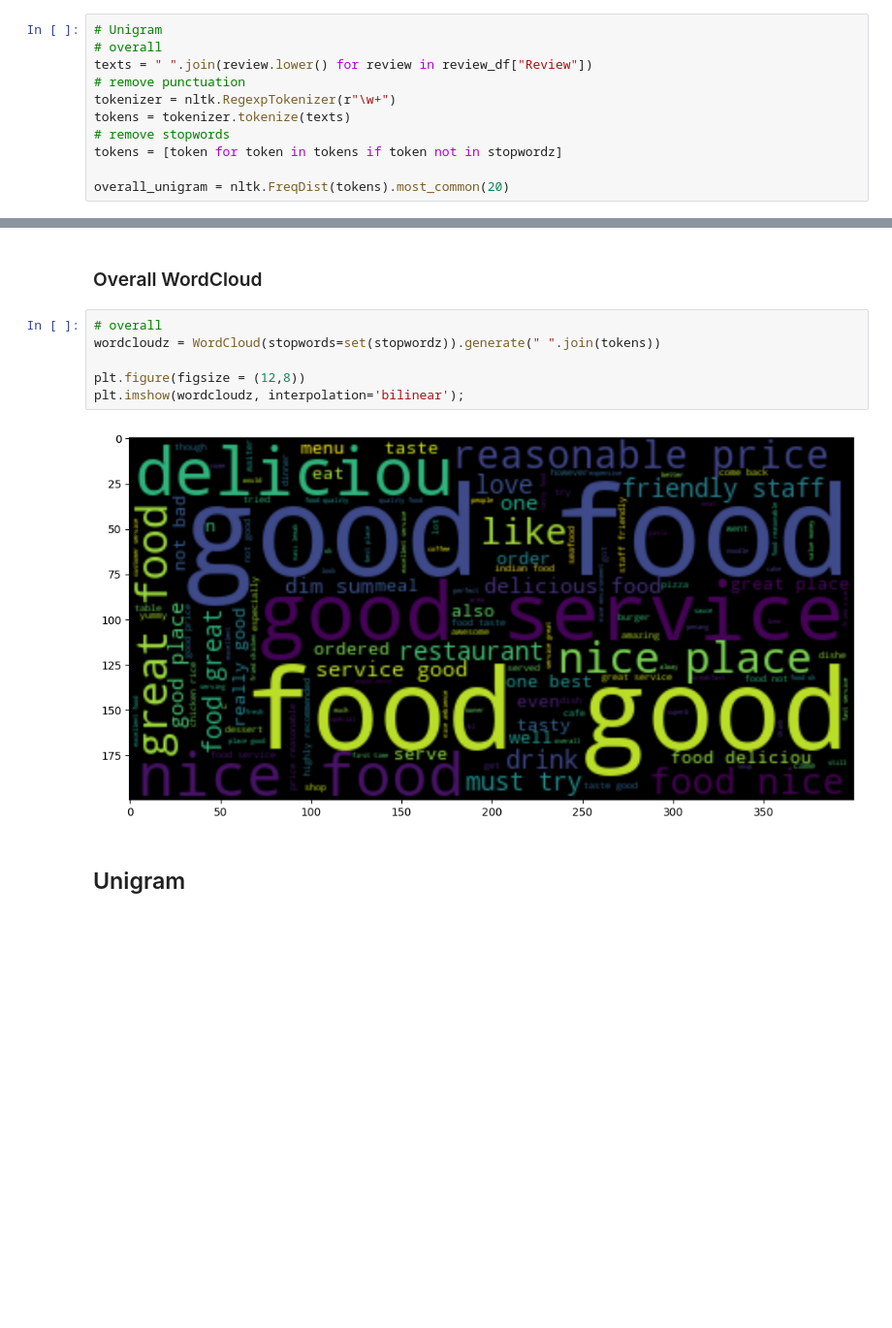
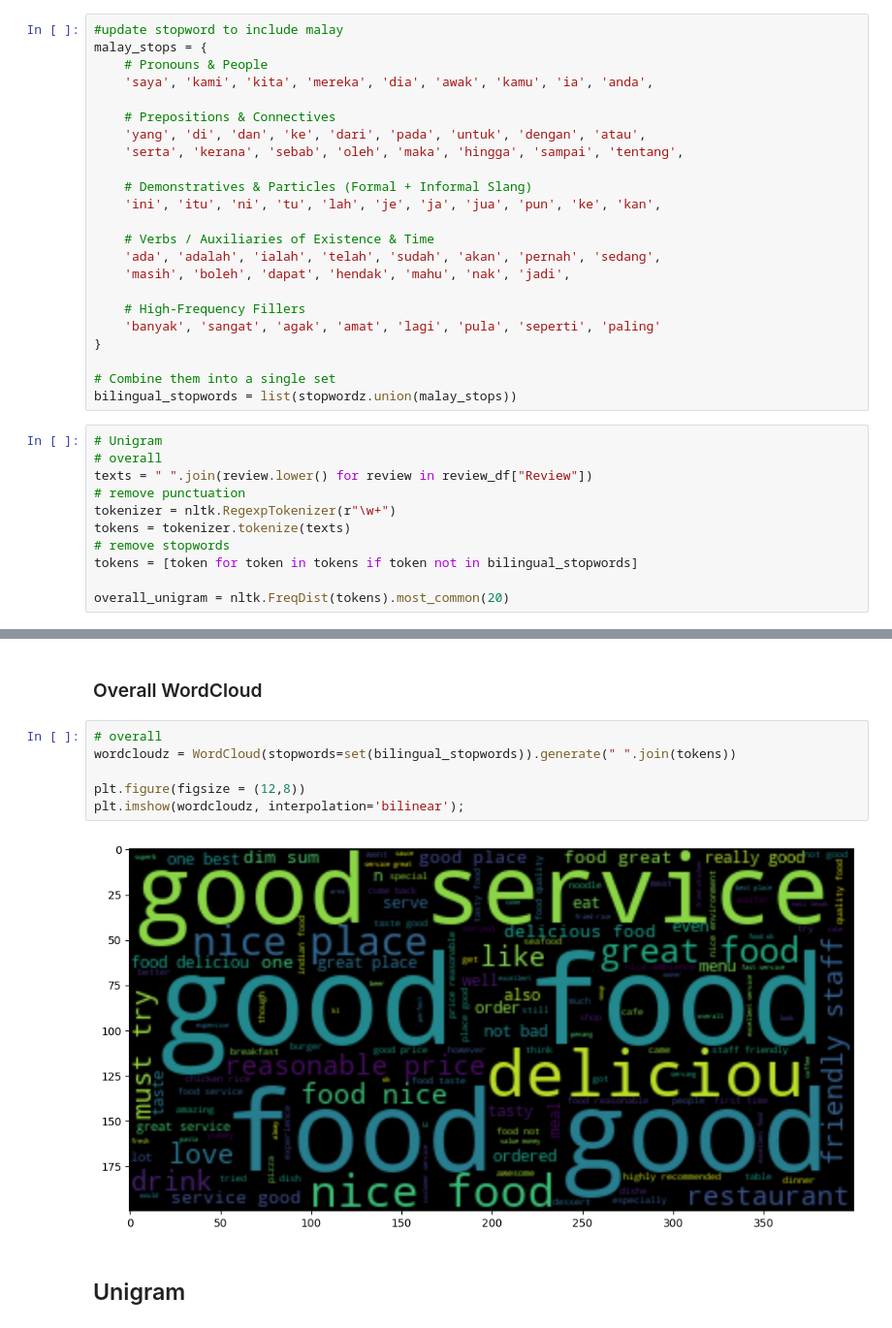
Before and after one commit to Adhammqrz/txsa-part-b, a Jupyter notebook: EDA.ipynb, the cells around one changed output, grey strips where cells are left out. Shown at 97% size. Cells and saved outputs as stored; diff of their text form; blank space fills up the shorter version.

```diff
--- a/EDA.ipynb
+++ b/EDA.ipynb
@@ -284,6 +284,29 @@ import matplotlib.pyplot as plt
 
 stopwordz = set(stopwords.words("English"))
 stopwordz.remove('not') # remove negative
+# %%
+#update stopword to include malay
+malay_stops = {
+    # Pronouns & People
+    'saya', 'kami', 'kita', 'mereka', 'dia', 'awak', 'kamu', 'ia', 'anda',
+
+    # Prepositions & Connectives
+    'yang', 'di', 'dan', 'ke', 'dari', 'pada', 'untuk', 'dengan', 'atau',
+    'serta', 'kerana', 'sebab', 'oleh', 'maka', 'hingga', 'sampai', 'tentang',
+
+    # Demonstratives & Particles (Formal + Informal Slang)
+    'ini', 'itu', 'ni', 'tu', 'lah', 'je', 'ja', 'jua', 'pun', 'ke', 'kan',
+
+    # Verbs / Auxiliaries of Existence & Time
+    'ada', 'adalah', 'ialah', 'telah', 'sudah', 'akan', 'pernah', 'sedang',
+    'masih', 'boleh', 'dapat', 'hendak', 'mahu', 'nak', 'jadi',
+
+    # High-Frequency Fillers
+    'banyak', 'sangat', 'agak', 'amat', 'lagi', 'pula', 'seperti', 'paling'
+}
+
+# Combine them into a single set
+bilingual_stopwords = list(stopwordz.union(malay_stops))
 # %%
 # Unigram
 # overall
@@ -292,7 +315,7 @@ texts = " ".join(review.lower() for review in review_df["Review"])
 tokenizer = nltk.RegexpTokenizer(r"\w+")
 tokens = tokenizer.tokenize(texts)
 # remove stopwords
-tokens = [token for token in tokens if token not in stopwordz]
+tokens = [token for token in tokens if token not in bilingual_stopwords]
 
 overall_unigram = nltk.FreqDist(tokens).most_common(20)
 # %%
@@ -321,12 +344,12 @@ overallUnigram_df
 ### Overall WordCloud
 # %%
 # overall
-wordcloudz = WordCloud(stopwords=set(stopwordz)).generate(" ".join(tokens))
+wordcloudz = WordCloud(stopwords=set(bilingual_stopwords)).generate(" ".join(tokens))
 
 plt.figure(figsize = (12,8))
 plt.imshow(wordcloudz, interpolation='bilinear');
 # %% [output]
-[figure, old version]
+[figure, new version]
 # %% [markdown]
 ## Unigram
 # %% [markdown]
```
Also changed, not shown: parts of 22 cells of this notebook, 1 other file.
